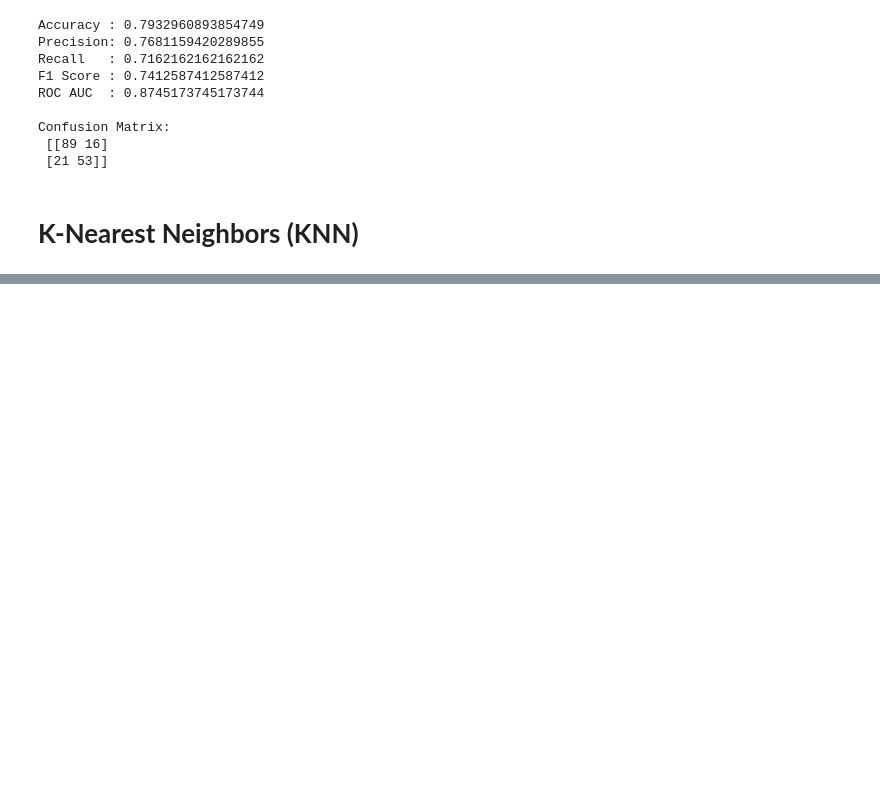
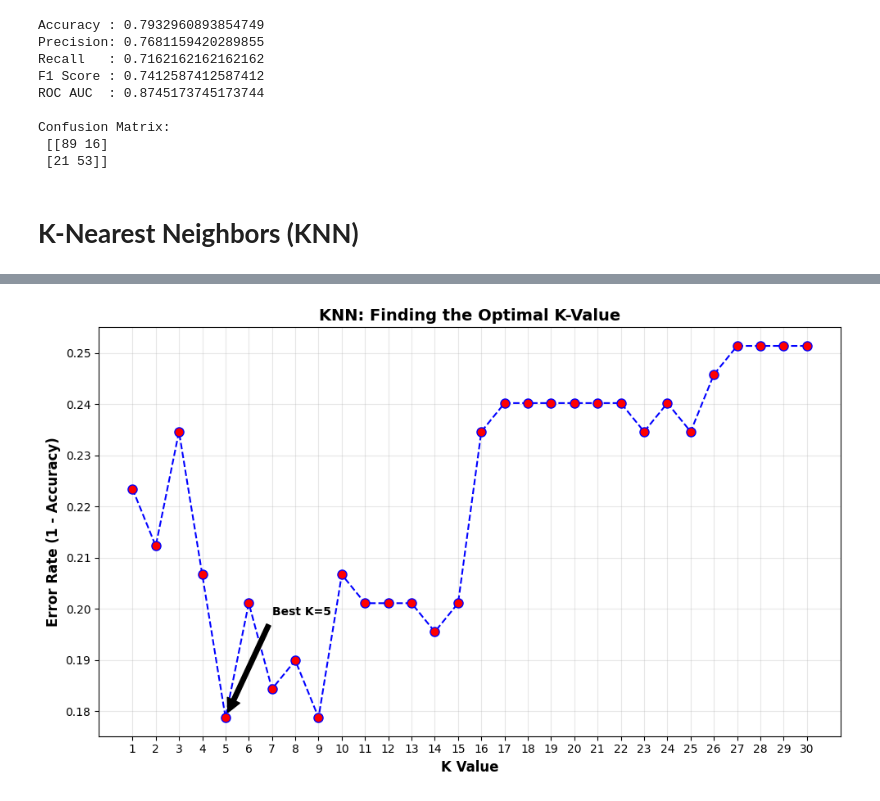
Before and after one commit to AdeebBinHuda/AI-ML, a Jupyter notebook: Module10_Classification_algorithms.ipynb, the cells around one changed output, grey strips where cells are left out. Cells and saved outputs as stored; diff of their text form; code cells hidden in the pictures; blank space fills up the shorter version.

```diff
--- a/Module10_Classification_algorithms.ipynb
+++ b/Module10_Classification_algorithms.ipynb
@@ -313,0 +394,83 @@ So:
+# %%
+import pandas as pd
+import matplotlib.pyplot as plt
+import numpy as np
+
+from sklearn.model_selection import train_test_split
+from sklearn.preprocessing import StandardScaler
+from sklearn.neighbors import KNeighborsClassifier
+from sklearn.metrics import accuracy_score
+
+# --- Formatting Constants ---
+BOLD   = '\033[1m'
+RED    = '\033[91m'
+GREEN  = '\033[92m'
+BLUE   = '\033[94m'
+PURPLE = '\033[95m'
+END    = '\033[0m'
+
+
+# 1. Load and Clean Dataset
+url = "https://raw.githubusercontent.com/datasciencedojo/datasets/master/titanic.csv"
+df = pd.read_csv(url)
+
+df = df[["Pclass", "Sex", "Age", "Fare", "Survived"]]
+df["Age"] = df["Age"].fillna(df["Age"].median())
+df["Sex"] = df["Sex"].map({"male": 0, "female": 1})
+
+X = df.drop("Survived", axis=1)
+y = df["Survived"]
+
+# 2. Split and Scale
+X_train, X_test, y_train, y_test = train_test_split(
+    X, y, test_size=0.2, random_state=42
+)
+
+scaler = StandardScaler()
+X_train = scaler.fit_transform(X_train)
+X_test = scaler.transform(X_test)
+
+# 3. Find optimal K
+k_values = range(1, 31)
+errors = []
+
+for k in k_values:
+    model = KNeighborsClassifier(n_neighbors=k)
+    model.fit(X_train, y_train)
+    y_pred = model.predict(X_test)
+    acc = accuracy_score(y_test, y_pred)
+    errors.append(1 - acc)
+
+# Identify the best K programmatically
+min_error = min(errors)
+best_k = k_values[np.argmin(errors)]
+
+# 4. Styled Console Output (Print first for stability)
+print(f"{BOLD}{BLUE}===================================================={END}")
+print(f"{BOLD}   KNN OPTIMIZATION REPORT{END}")
+print(f"{BOLD}{BLUE}===================================================={END}")
+print(f"Analysis range: {BOLD}K=1 to K=30{END}")
+print(f"Minimum Error Rate: {GREEN}{min_error:.4f}{END}")
+print(f"\nConclusion: We will use {BOLD}{RED}K = {best_k}{END},")
+print(f"because it gives us the {BOLD}least loss{END} and the {BOLD}highest accuracy{END}.")
+print(f"This point represents the optimal balance between {PURPLE}Bias and Variance{END}.")
+print(f"{BOLD}{BLUE}===================================================={END}")
+
+# 5. Plot Error vs K
+plt.figure(figsize=(10, 6))
+plt.plot(k_values, errors, color='blue', linestyle='dashed', marker='o',
+         markerfacecolor='red', markersize=8)
+
+# Highlight the best K point on the plot
+plt.annotate(f'Best K={best_k}', xy=(best_k, min_error), xytext=(best_k+2, min_error+0.02),
+             arrowprops=dict(facecolor='black', shrink=0.05),
+             fontweight='bold')
+
+plt.xlabel("K Value", fontsize=12, fontweight='bold')
+plt.ylabel("Error Rate (1 - Accuracy)", fontsize=12, fontweight='bold')
+plt.title("KNN: Finding the Optimal K-Value", fontsize=14, fontweight='bold')
+plt.xticks(k_values)
+plt.grid(True, alpha=0.3)
+plt.tight_layout()
+plt.show()
+# %% [output]
@@ -313,0 +487 @@ So:
+[figure, added]
```
Also changed, not shown: parts of 10 cells of this notebook.
